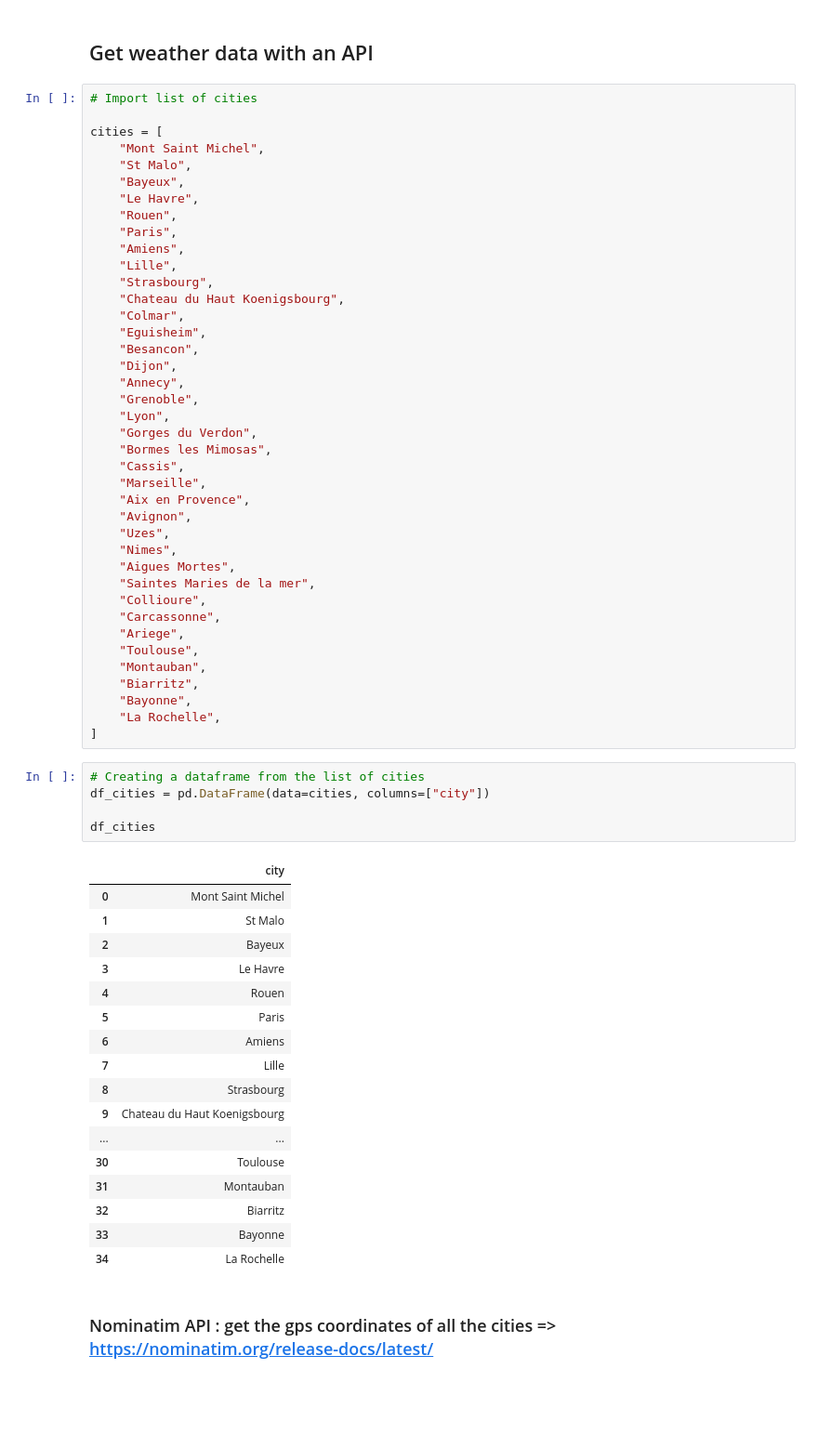
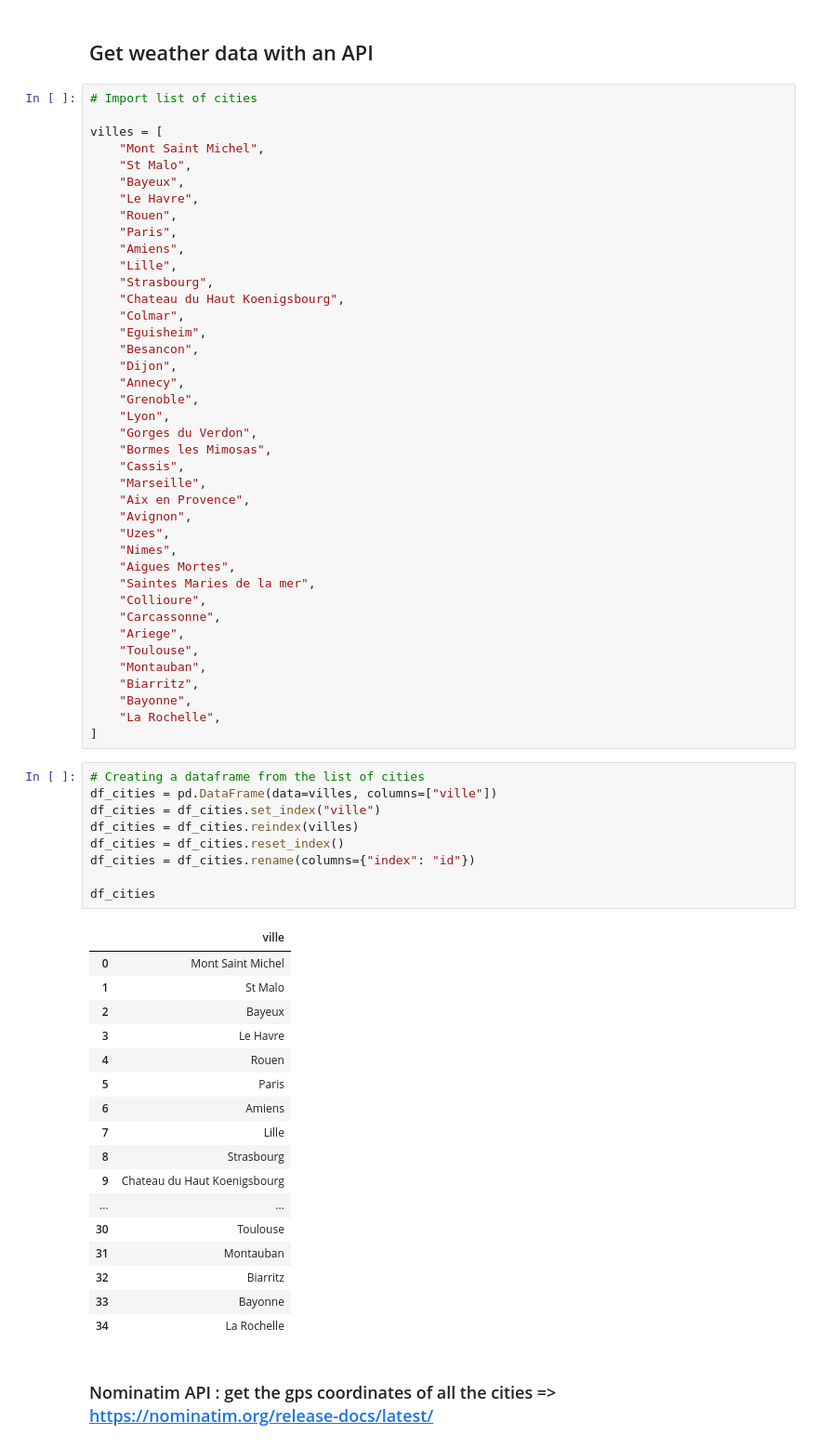
Before and after one commit to alexlasnier/Bloc01-Construction-et-alimentation-dune-infrastructure-de-gestion-de-donnees, a Jupyter notebook: Plan_your_trip_with_Kayak.ipynb, the cells around one changed output. Shown at 93% size. Saved outputs shown, nothing was run; the diff lists cells and outputs as text; blank space fills up the shorter version.

```diff
--- a/Plan_your_trip_with_Kayak.ipynb
+++ b/Plan_your_trip_with_Kayak.ipynb
@@ -157,7 +160,7 @@ import boto3
 # %%
 # Import list of cities
 
-cities = [
+villes = [
     "Mont Saint Michel",
     "St Malo",
     "Bayeux",
@@ -196,11 +199,15 @@ cities = [
 ]
 # %%
 # Creating a dataframe from the list of cities
-df_cities = pd.DataFrame(data=cities, columns=["city"])
+df_cities = pd.DataFrame(data=villes, columns=["ville"])
+df_cities = df_cities.set_index("ville")
+df_cities = df_cities.reindex(villes)
+df_cities = df_cities.reset_index()
+df_cities = df_cities.rename(columns={"index": "id"})
 
 df_cities
 # %% [output]
-|  | city |
+|  | ville |
 | 0 | Mont Saint Michel |
 | 1 | St Malo |
 | 2 | Bayeux |
```
Also changed, not shown: parts of 50 cells of this notebook, 4 other files.
